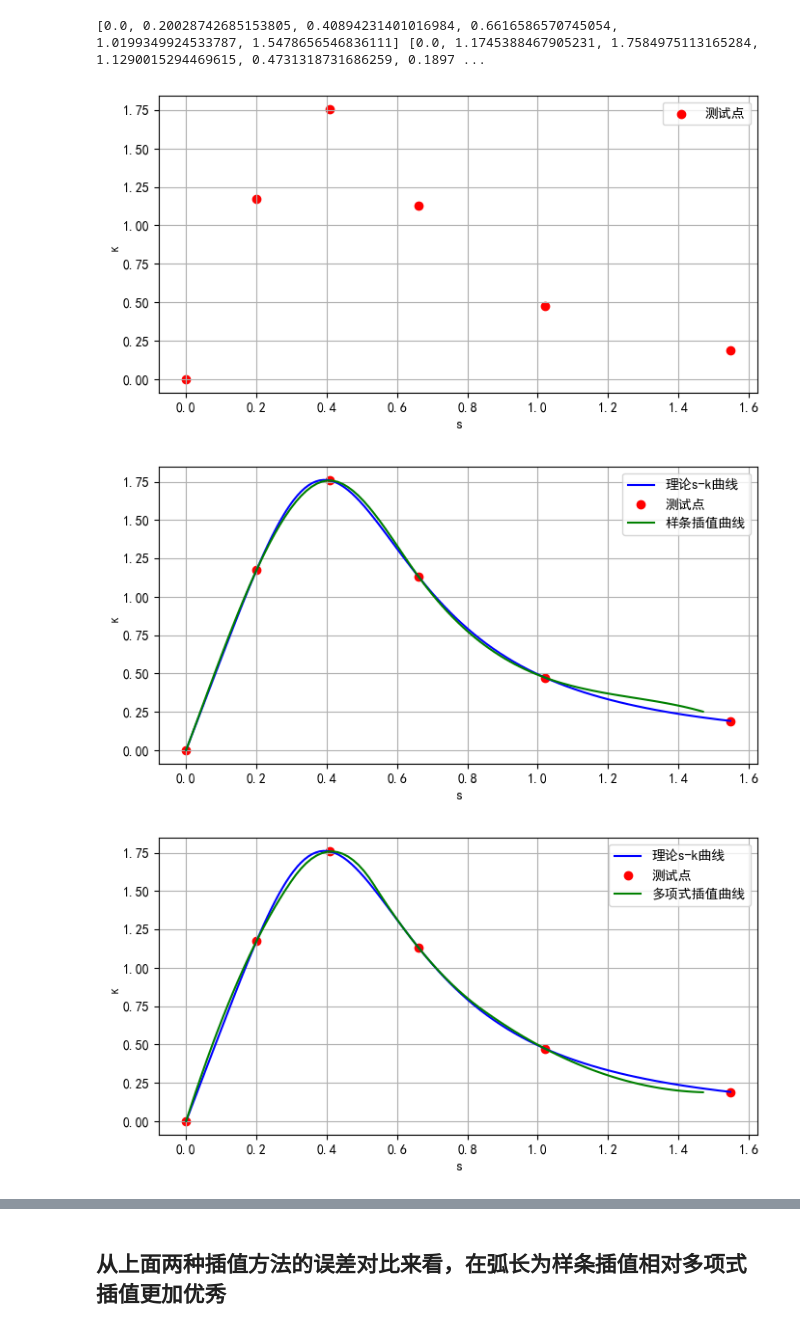
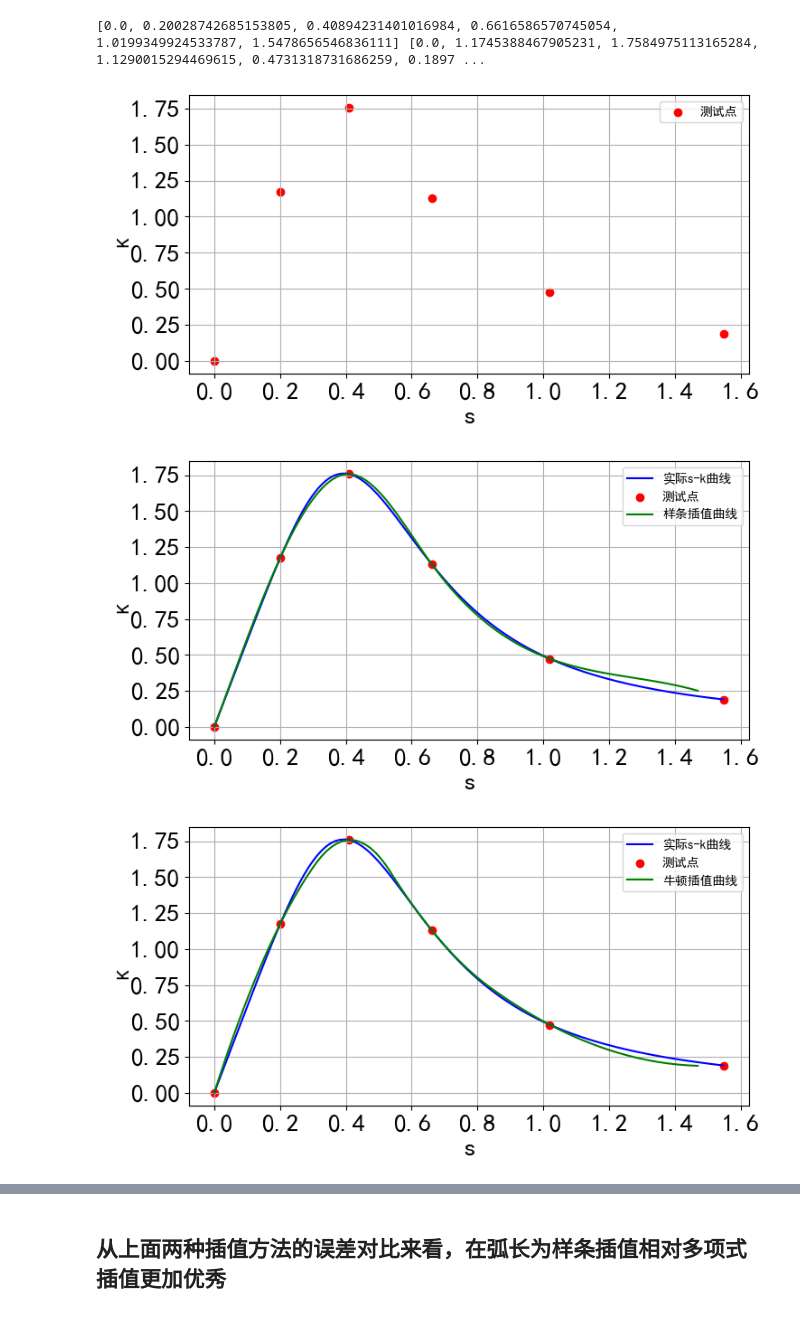
Before and after one commit to JesterHey/2024------, a Jupyter notebook: 插值方法的误差对比.ipynb, the cells around one changed output, grey strips where cells are left out. Drawn from its saved outputs; the diff is of its cells as text; code cells hidden in the pictures.

```diff
--- a/插值方法的误差对比.ipynb
+++ b/插值方法的误差对比.ipynb
@@ -71,14 +73,16 @@ print(test_s, test_kappa)
 # 绘图
 plt.figure(figsize=(8, 4))
 plt.scatter(test_s, test_kappa, color='red', label='测试点')
-plt.xlabel('s')
-plt.ylabel('κ')
+plt.xlabel('s', fontsize=20)
+plt.ylabel('κ', fontsize=20)
+plt.xticks(fontsize=20)
+plt.yticks(fontsize=20)
 plt.legend()
 plt.grid(True)
 plt.show()
 # %% [output]
 [0.0, 0.20028742685153805, 0.40894231401016984, 0.6616586570745054, 1.0199349924533787, 1.5478656546836111] [0.0, 1.1745388467905231, 1.7584975113165284, 1.1290015294469615, 0.4731318731686259, 0.1897 ...
-[figure, old version]
+[figure, new version]
 # %%
 # 采用样条插值法对曲率函数进行插值
 from scipy.interpolate import CubicSpline
@@ -87,33 +91,37 @@ new_s = np.linspace(0, 1.47, 100)
 new_kappa = cs(new_s)
 # 绘图
 plt.figure(figsize=(8, 4))
-plt.plot(s_values, kappa_values, label='理论s-k曲线', color='blue')
+plt.plot(s_values, kappa_values, label='实际s-k曲线', color='blue')
 plt.scatter(test_s, test_kappa, color='red', label='测试点')
 plt.plot(new_s, new_kappa, label='样条插值曲线', color='green')
-plt.xlabel('s')
-plt.ylabel('κ')
+plt.xlabel('s', fontsize=20)
+plt.ylabel('κ', fontsize=20)
+plt.xticks(fontsize=20)
+plt.yticks(fontsize=20)
 plt.legend()
 plt.grid(True)
 plt.show()
 # %% [output]
-[figure, old version]
+[figure, new version]
 # %%
 # 多项式插值
 from scipy.interpolate import interp1d
 f = interp1d(test_s, test_kappa, kind='quadratic')
 new_kappa = f(new_s)
 # 绘图
 plt.figure(figsize=(8, 4))
-plt.plot(s_values, kappa_values, label='理论s-k曲线', color='blue')
+plt.plot(s_values, kappa_values, label='实际s-k曲线', color='blue')
 plt.scatter(test_s, test_kappa, color='red', label='测试点')
-plt.plot(new_s, new_kappa, label='多项式插值曲线', color='green')
-plt.xlabel('s')
-plt.ylabel('κ')
+plt.plot(new_s, new_kappa, label='牛顿插值曲线', color='green')
+plt.xlabel('s', fontsize=20)
+plt.ylabel('κ', fontsize=20)
+plt.xticks(fontsize=20)
+plt.yticks(fontsize=20)
 plt.legend()
 plt.grid(True)
 plt.show()
 # %% [output]
-[figure, old version]
+[figure, new version]
 # %%
 # 计算每个点的误差距离
 err1 = np.abs(kappa_values - cs(s_values))
```
Also changed, not shown: parts of 2 cells of this notebook, 2 other files.
